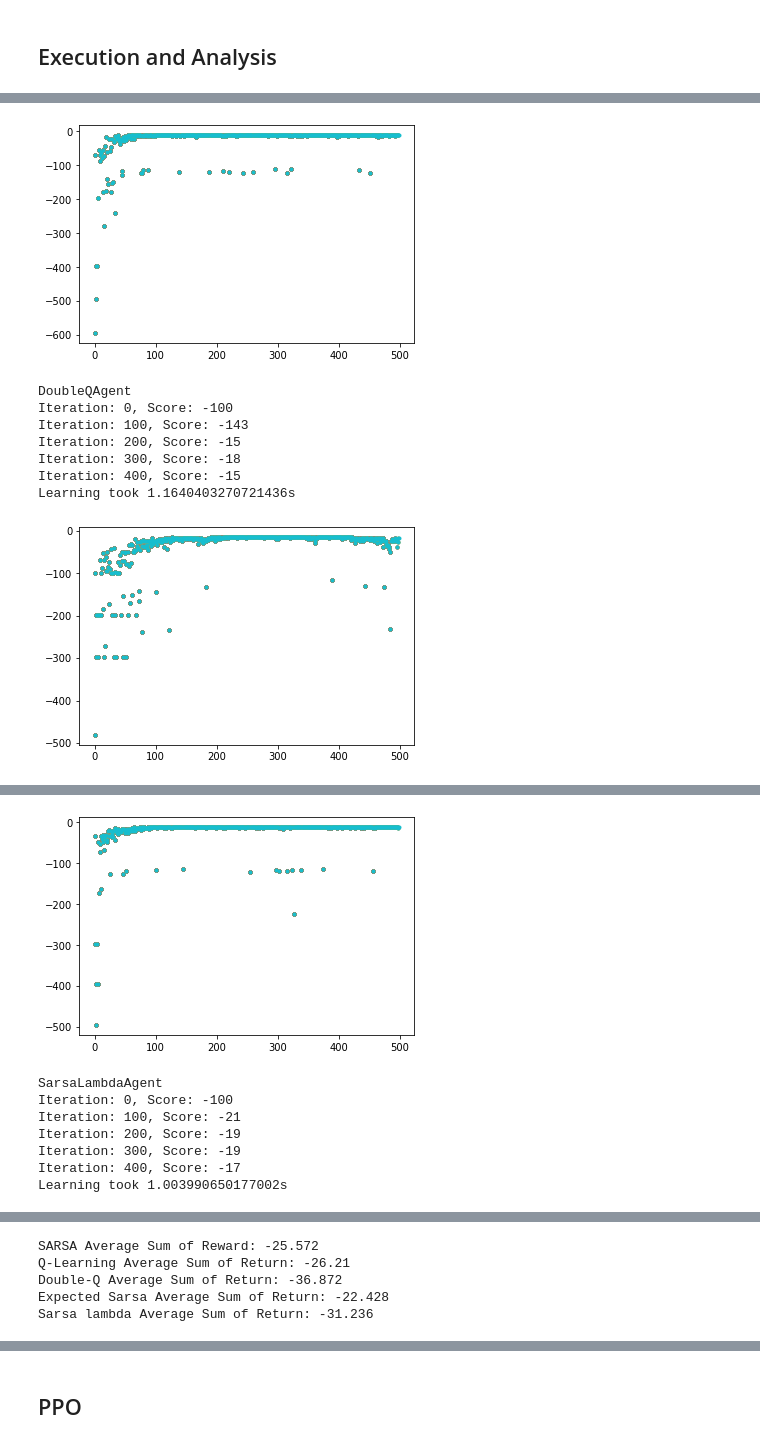
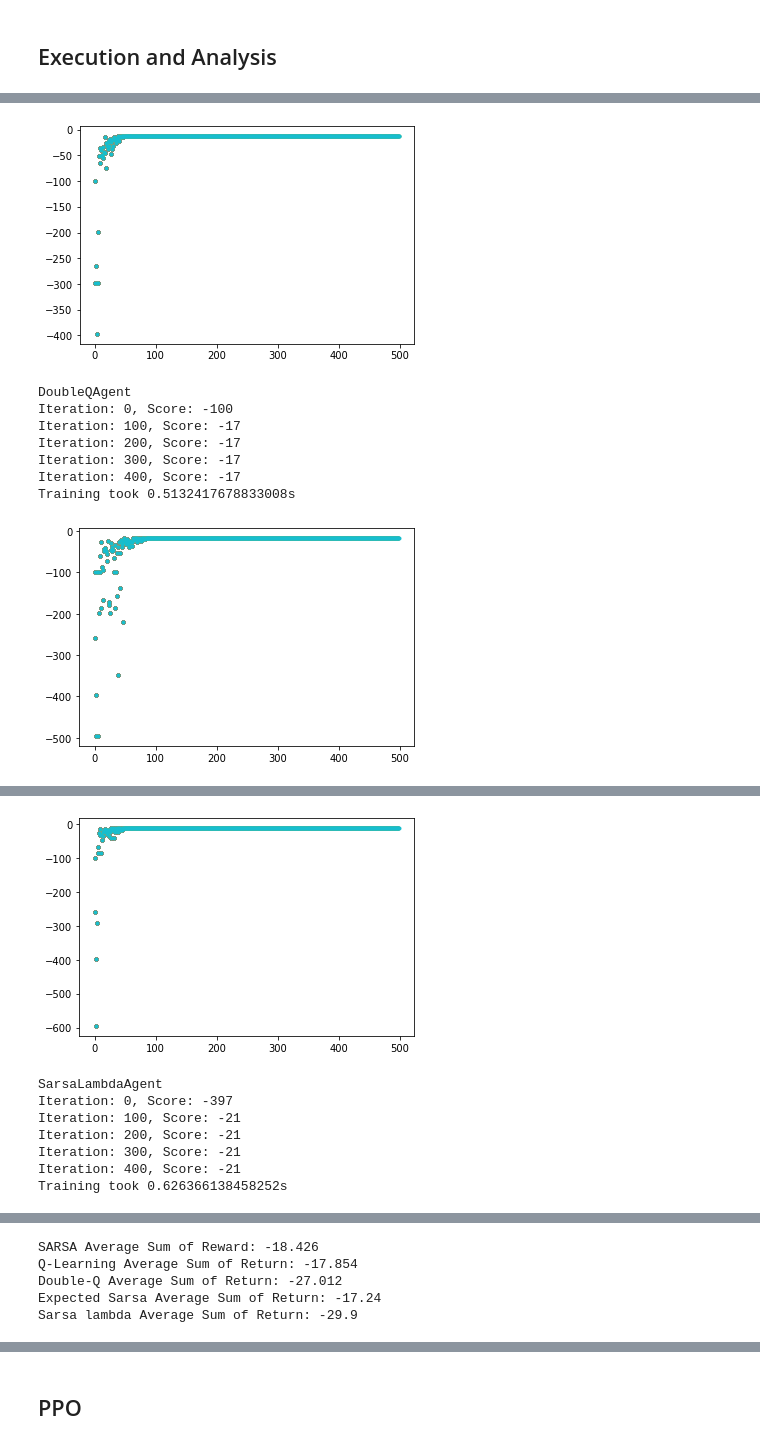
Before and after one commit to linsut/rl, a Jupyter notebook: Cliffwalking.ipynb, the cells around one changed output, grey strips where cells are left out. Saved outputs shown, nothing was run; the diff lists cells and outputs as text; code cells hidden in the pictures.

```diff
--- a/Cliffwalking.ipynb
+++ b/Cliffwalking.ipynb
@@ -282,0 +379,5 @@ class SarsaLambdaAgent(Agent):
+# %%
+for agent in agents:
+    print(type(agent).__name__)
+    plot.plot(np.arange(0.1,1,0.1), meanReturn[type(agent).__name__])
+    plot.show()
@@ -284,10 +396,9 @@ class SarsaLambdaAgent(Agent):
 ## Execution and Analysis
 # %%
 # Defining all the required parameters
-epsilon = 0.1
+
 total_episodes = 500
 max_steps = 100
-alpha = 0.5
 gamma = 1
 
 """
@@ -304,20 +415,21 @@ totalReward = {
 }
 
 # Defining all the agents
-expectedSarsaAgent = ExpectedSarsaAgent(
-    epsilon, alpha, gamma, env.observation_space.n,
+
+sarsaAgent = SarsaAgent(
+    0.001, 0.62, gamma, env.observation_space.n,
     env.action_space.n, env.action_space)
 qLearningAgent = QLearningAgent(
-    epsilon, alpha, gamma, env.observation_space.n,
+    0.001, 0.8, gamma, env.observation_space.n,
     env.action_space.n, env.action_space)
 doubleQAgent = DoubleQAgent(
-    epsilon, alpha, gamma, env.observation_space.n,
+    0.0001, 0.62, gamma, env.observation_space.n,
     env.action_space.n, env.action_space)
-sarsaAgent = SarsaAgent(
-    epsilon, alpha, gamma, env.observation_space.n,
+expectedSarsaAgent = ExpectedSarsaAgent(
+    0.0001, 0.84, gamma, env.observation_space.n,
     env.action_space.n, env.action_space)
 sarsaLambdaAgent = SarsaLambdaAgent(
-    epsilon, alpha, gamma, env.observation_space.n,
+    0.1, 0.18, gamma, env.observation_space.n,
     env.action_space.n, env.action_space)
 
 # Now we run all the episodes and calculate the reward obtained by
@@ -370,11 +482,11 @@ for agent in agents:
             print (f"Iteration: {episode}, Score: {episodeReward}")
 
         # Epsilon reduction (if still over a specific minimum)
-        if (agent.epsilon > 0.01):
+        if (agent.epsilon > 0.00001):
             agent.epsilon *= 0.98
 
     end = time.time()
-    print("Learning took {0}s".format(end - start))
+    print("Training took {0}s".format(end - start))
     plot.show()
 
 env.close()
@@ -413,10 +525,10 @@ Learning took 0.928342342376709s
-[figure, old version]
+[figure, new version]
 DoubleQAgent
 Iteration: 0, Score: -100
-Iteration: 100, Score: -143
-Iteration: 200, Score: -15
-Iteration: 300, Score: -18
-Iteration: 400, Score: -15
-Learning took 1.1640403270721436s
+Iteration: 100, Score: -17
+Iteration: 200, Score: -17
+Iteration: 300, Score: -17
+Iteration: 400, Score: -17
+Training took 0.5132417678833008s
-[figure, old version]
+[figure, new version]
 ExpectedSarsaAgent
@@ -429,8 +541,8 @@ Learning took 1.4440429210662842s
-[figure, old version]
+[figure, new version]
 SarsaLambdaAgent
-Iteration: 0, Score: -100
+Iteration: 0, Score: -397
 Iteration: 100, Score: -21
-Iteration: 200, Score: -19
-Iteration: 300, Score: -19
-Iteration: 400, Score: -17
-Learning took 1.003990650177002s
+Iteration: 200, Score: -21
+Iteration: 300, Score: -21
+Iteration: 400, Score: -21
+Training took 0.626366138458252s
@@ -438,8 +550,8 @@ Learning took 1.003990650177002s
-SARSA Average Sum of Reward: -25.572
-Q-Learning Average Sum of Return: -26.21
-Double-Q Average Sum of Return: -36.872
-Expected Sarsa Average Sum of Return: -22.428
-Sarsa lambda Average Sum of Return: -31.236
+SARSA Average Sum of Reward: -18.426
+Q-Learning Average Sum of Return: -17.854
+Double-Q Average Sum of Return: -27.012
+Expected Sarsa Average Sum of Return: -17.24
+Sarsa lambda Average Sum of Return: -29.9
 # %%
 for agent in agents:
     # print the estimated optimal policy
```
Also changed, not shown: parts of 9 cells of this notebook, 4 other files.
